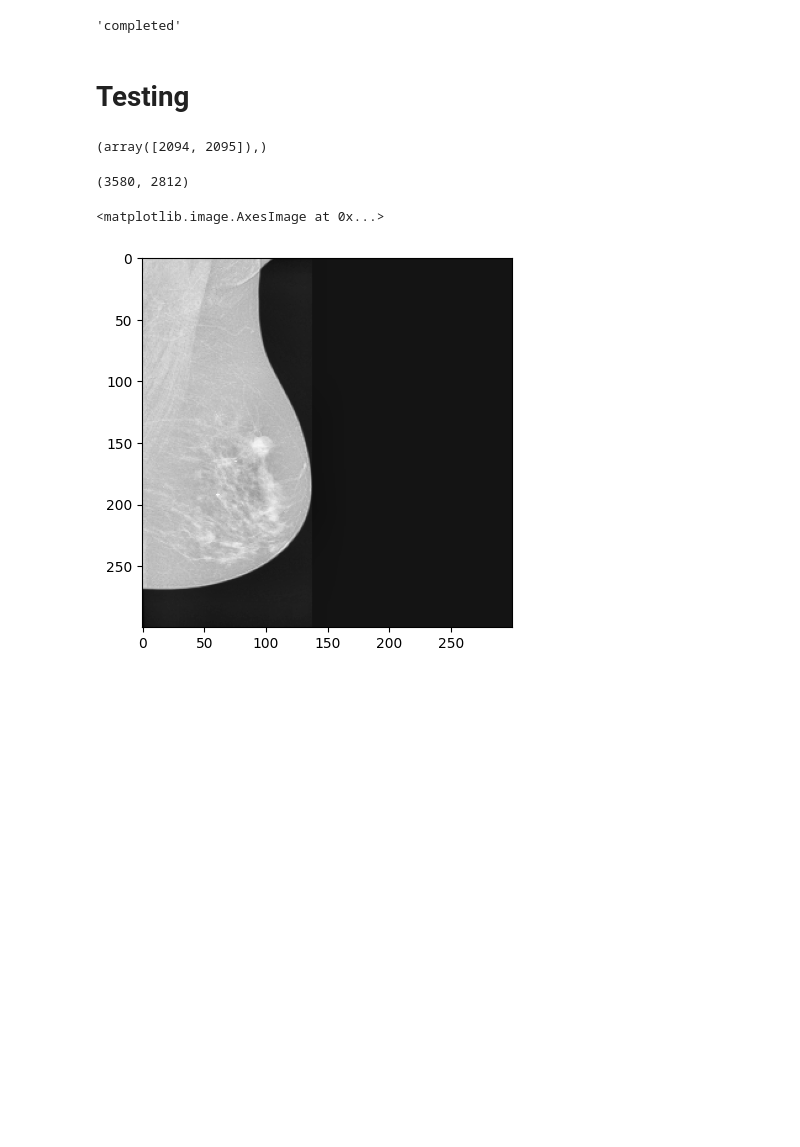
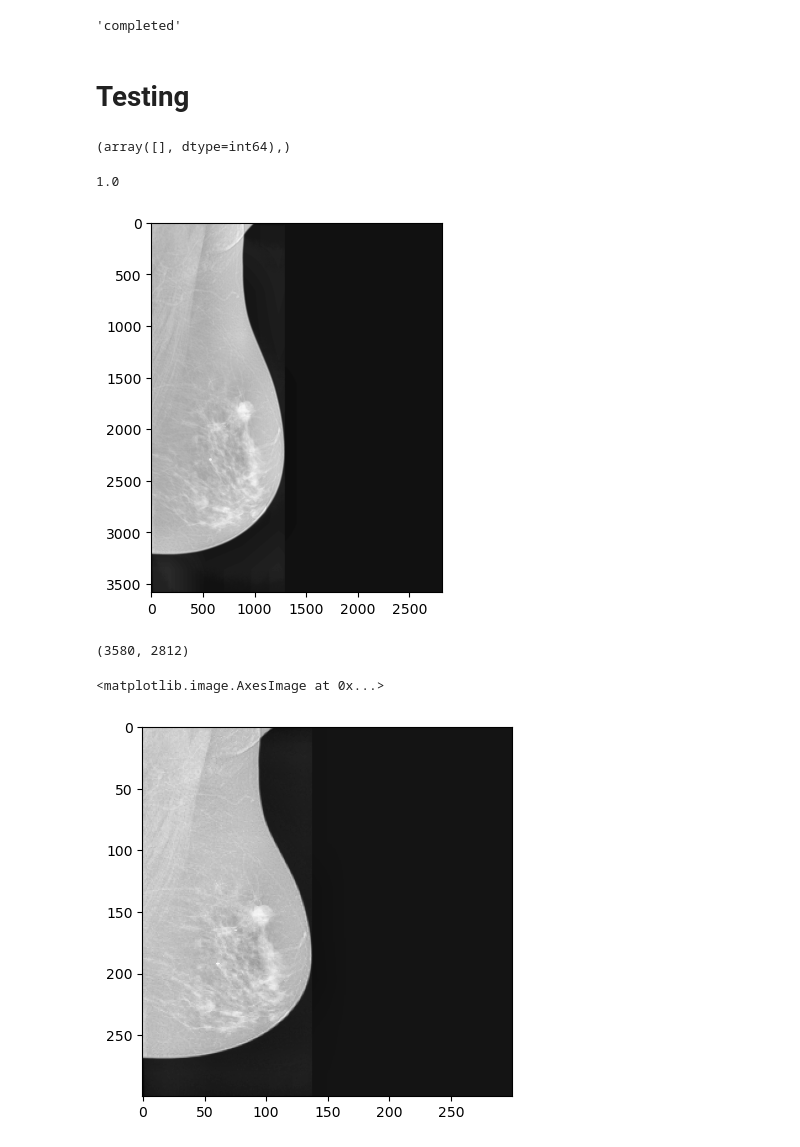
Before and after one commit to ChoyJJ/FYP_B, a Jupyter notebook: Pass_test/VinDr-Mammo_ROI.ipynb, the cells around one changed output. Cells and saved outputs as stored; diff of their text form; code cells hidden in the pictures; blank space fills up the shorter version.

```diff
--- a/Pass_test/VinDr-Mammo_ROI.ipynb
+++ b/Pass_test/VinDr-Mammo_ROI.ipynb
@@ -88,7 +117,16 @@ update_display("completed",display_id="Progress_display")
 # %% [markdown]
 # Testing
 # %%
-np.where(img_id == "523cdecbef6f4fa9ec4c49ead52846ba" )
+np.where(img_id == "afa015c6fcf47f108939c6663af44990/523cdecbef6f4fa9ec4c49ead52846ba" )
 # %% [output]
-(array([2094, 2095]),)
+(array([], dtype=int64),)
+# %%
+test = np.interp(data_dicom,[100,32768],[0,255])
+test = np.uint8(test)
+test = clahe.apply(test)
+plt.imshow(test,cmap='gray')
+data_dicom.min()
+# %% [output]
+1.0
+[figure, added]
 # %%
```
Also changed, not shown: parts of 4 cells of this notebook, 8 other files.
